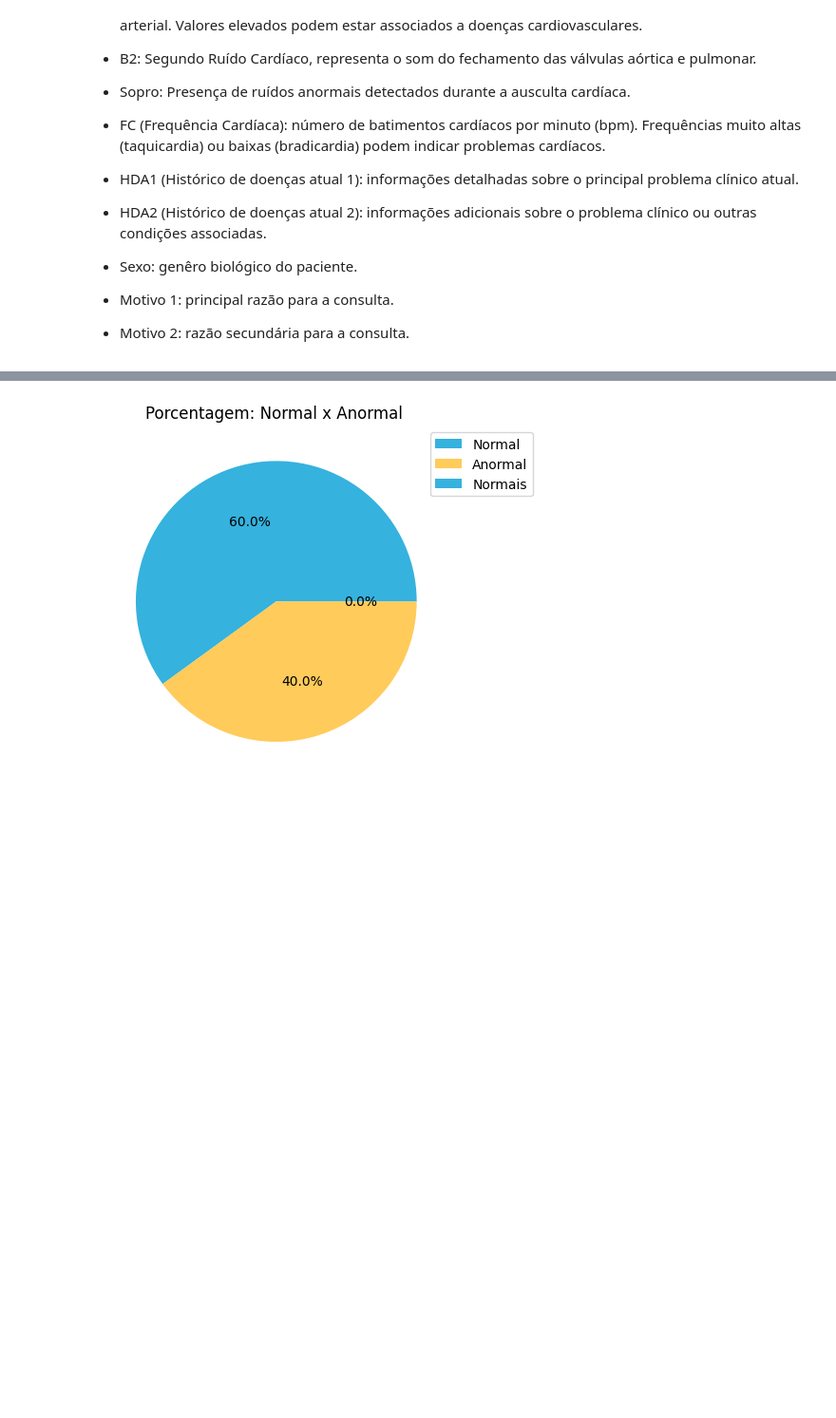
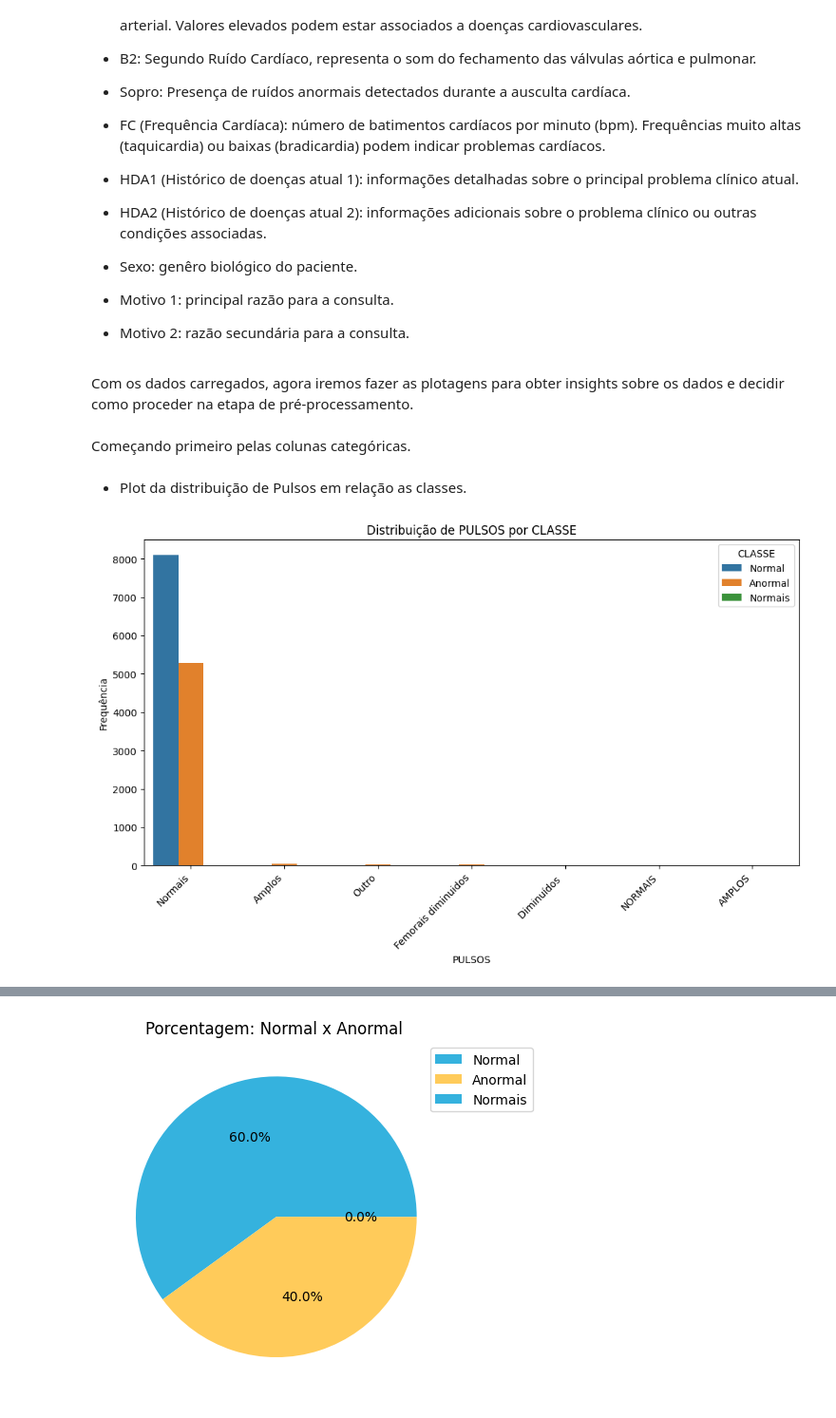
Before and after one commit to guisantoxxx/trabalho-AM, a Jupyter notebook: tentativa_cluster_one_hot_encoding.ipynb, the cells around one changed output, grey strips where cells are left out. Shown at 95% size. Cells and saved outputs as stored; diff of their text form; code cells hidden in the pictures; blank space fills up the shorter version.

Commit message:
documentação do notebook, resta fazer a análise de resultados comparando os modelos

```diff
--- a/tentativa_cluster_one_hot_encoding.ipynb
+++ b/tentativa_cluster_one_hot_encoding.ipynb
@@ -84,3 +86,13 @@ train_data.head(5)
 * Motivo 1: principal razão para a consulta.
 
 * Motivo 2: razão secundária para a consulta.
+# %% [markdown]
+Com os dados carregados, agora iremos fazer as plotagens para obter insights sobre os dados e decidir como proceder na etapa de pré-processamento.
+# %% [markdown]
+Começando primeiro pelas colunas categóricas.
+# %% [markdown]
+* Plot da distribuição de Pulsos em relação as classes.
+# %%
+plotar_grafico_barras(train_data, 'PULSOS', 'CLASSE')
+# %% [output]
+[figure, added]
```
Also changed, not shown: parts of 171 cells of this notebook, 1 other file.
